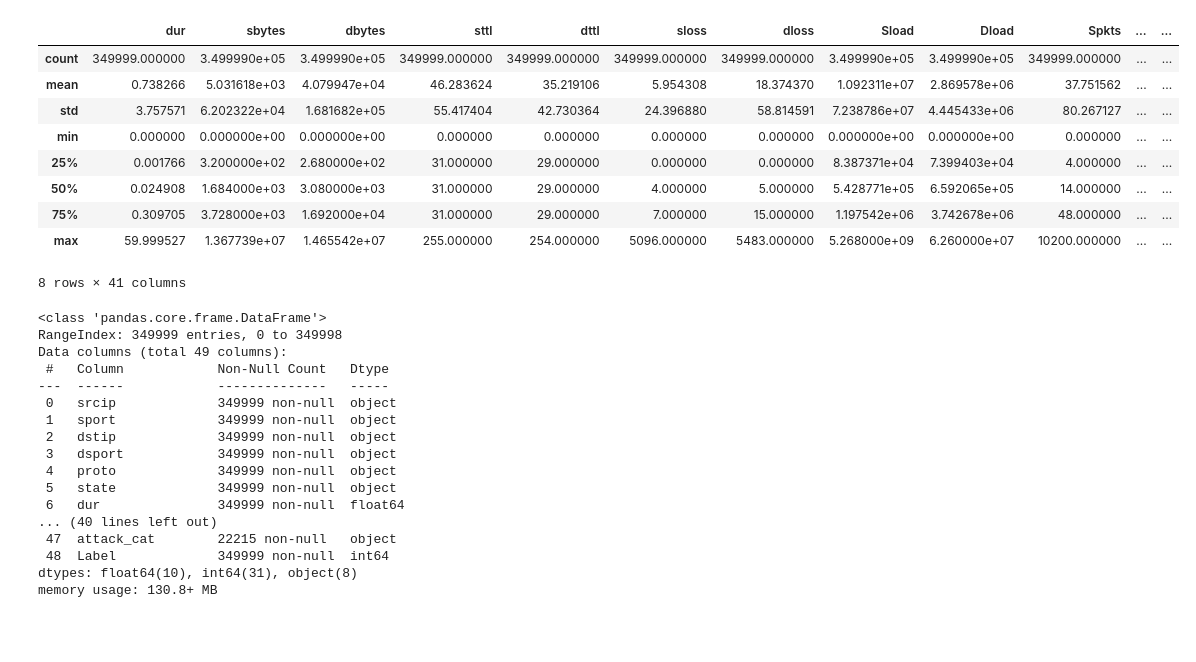
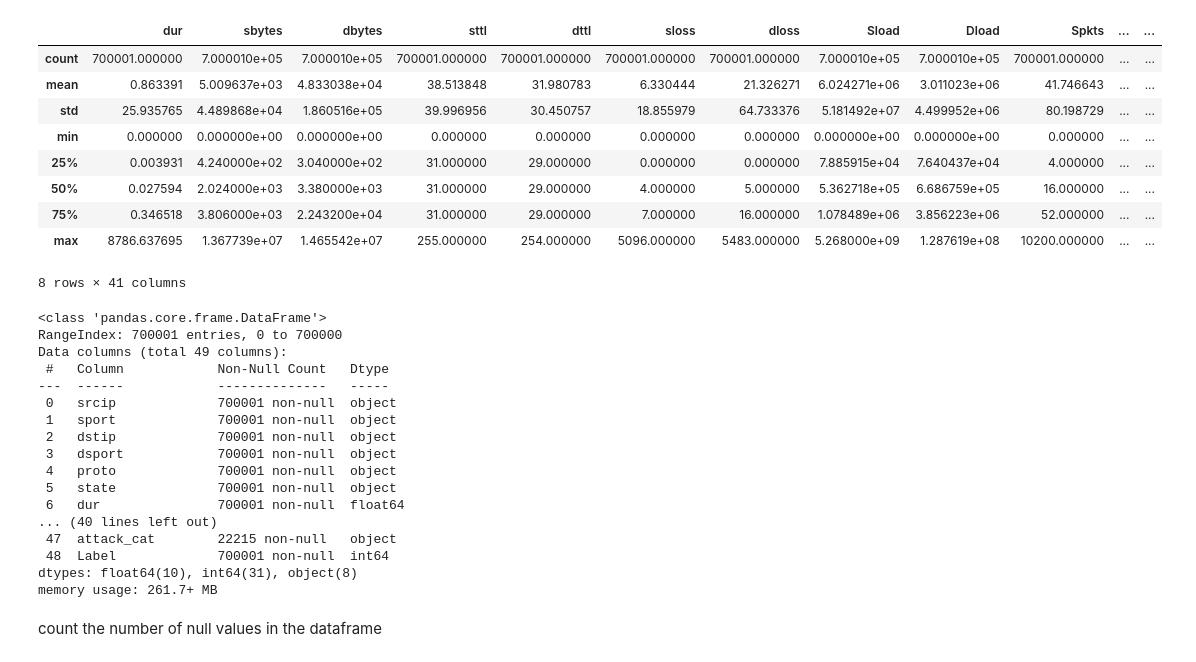
Before and after one commit to adityabhandari781/Packet-Classification-using-Decision-Trees, a Jupyter notebook: data_cleaning.ipynb, the cells around one changed output. Cells and saved outputs as stored; diff of their text form; code cells hidden in the pictures; blank space fills up the shorter version.

```diff
--- a/data_cleaning.ipynb
+++ b/data_cleaning.ipynb
@@ -6,0 +25,3 @@ df2=pd.read_csv("datasets/dataset2.csv")
+# %%
+df=pd.concat([df1,df2], ignore_index=True)
+df
@@ -7,35 +42,37 @@ df2=pd.read_csv("datasets/dataset2.csv")
 # %%
-df1.describe()
+df.describe()
 # %% [output]
 |  | dur | sbytes | dbytes | sttl | dttl | sloss | dloss | Sload | Dload | Spkts | ... | ... |
-| count | 349999.000000 | 3.499990e+05 | 3.499990e+05 | 349999.000000 | 349999.000000 | 349999.000000 | 349999.000000 | 3.499990e+05 | 3.499990e+05 | 349999.000000 | ... | ... |
-| mean | 0.738266 | 5.031618e+03 | 4.079947e+04 | 46.283624 | 35.219106 | 5.954308 | 18.374370 | 1.092311e+07 | 2.869578e+06 | 37.751562 | ... | ... |
-| std | 3.757571 | 6.202322e+04 | 1.681682e+05 | 55.417404 | 42.730364 | 24.396880 | 58.814591 | 7.238786e+07 | 4.445433e+06 | 80.267127 | ... | ... |
+| count | 700001.000000 | 7.000010e+05 | 7.000010e+05 | 700001.000000 | 700001.000000 | 700001.000000 | 700001.000000 | 7.000010e+05 | 7.000010e+05 | 700001.000000 | ... | ... |
+| mean | 0.863391 | 5.009637e+03 | 4.833038e+04 | 38.513848 | 31.980783 | 6.330444 | 21.326271 | 6.024271e+06 | 3.011023e+06 | 41.746643 | ... | ... |
+| std | 25.935765 | 4.489868e+04 | 1.860516e+05 | 39.996956 | 30.450757 | 18.855979 | 64.733376 | 5.181492e+07 | 4.499952e+06 | 80.198729 | ... | ... |
 | min | 0.000000 | 0.000000e+00 | 0.000000e+00 | 0.000000 | 0.000000 | 0.000000 | 0.000000 | 0.000000e+00 | 0.000000e+00 | 0.000000 | ... | ... |
-| 25% | 0.001766 | 3.200000e+02 | 2.680000e+02 | 31.000000 | 29.000000 | 0.000000 | 0.000000 | 8.387371e+04 | 7.399403e+04 | 4.000000 | ... | ... |
-| 50% | 0.024908 | 1.684000e+03 | 3.080000e+03 | 31.000000 | 29.000000 | 4.000000 | 5.000000 | 5.428771e+05 | 6.592065e+05 | 14.000000 | ... | ... |
-| 75% | 0.309705 | 3.728000e+03 | 1.692000e+04 | 31.000000 | 29.000000 | 7.000000 | 15.000000 | 1.197542e+06 | 3.742678e+06 | 48.000000 | ... | ... |
-| max | 59.999527 | 1.367739e+07 | 1.465542e+07 | 255.000000 | 254.000000 | 5096.000000 | 5483.000000 | 5.268000e+09 | 6.260000e+07 | 10200.000000 | ... | ... |
+| 25% | 0.003931 | 4.240000e+02 | 3.040000e+02 | 31.000000 | 29.000000 | 0.000000 | 0.000000 | 7.885915e+04 | 7.640437e+04 | 4.000000 | ... | ... |
+| 50% | 0.027594 | 2.024000e+03 | 3.380000e+03 | 31.000000 | 29.000000 | 4.000000 | 5.000000 | 5.362718e+05 | 6.686759e+05 | 16.000000 | ... | ... |
+| 75% | 0.346518 | 3.806000e+03 | 2.243200e+04 | 31.000000 | 29.000000 | 7.000000 | 16.000000 | 1.078489e+06 | 3.856223e+06 | 52.000000 | ... | ... |
+| max | 8786.637695 | 1.367739e+07 | 1.465542e+07 | 255.000000 | 254.000000 | 5096.000000 | 5483.000000 | 5.268000e+09 | 1.287619e+08 | 10200.000000 | ... | ... |
 8 rows × 41 columns
 # %%
-df1.info()
+df.info()
 # %% [output]
 <class 'pandas.core.frame.DataFrame'>
-RangeIndex: 349999 entries, 0 to 349998
+RangeIndex: 700001 entries, 0 to 700000
 Data columns (total 49 columns):
  #   Column            Non-Null Count   Dtype
 ---  ------            --------------   -----
- 0   srcip             349999 non-null  object
- 1   sport             349999 non-null  object
- 2   dstip             349999 non-null  object
- 3   dsport            349999 non-null  object
- 4   proto             349999 non-null  object
- 5   state             349999 non-null  object
- 6   dur               349999 non-null  float64
+ 0   srcip             700001 non-null  object
+ 1   sport             700001 non-null  object
+ 2   dstip             700001 non-null  object
+ 3   dsport            700001 non-null  object
+ 4   proto             700001 non-null  object
+ 5   state             700001 non-null  object
+ 6   dur               700001 non-null  float64
 ... (40 lines left out)
  47  attack_cat        22215 non-null   object
- 48  Label             349999 non-null  int64
+ 48  Label             700001 non-null  int64
 dtypes: float64(10), int64(31), object(8)
-memory usage: 130.8+ MB
+memory usage: 261.7+ MB
+# %% [markdown]
+count the number of null values in the dataframe
 # %%
 na_col_count=[]
```
Also changed, not shown: parts of 8 cells of this notebook.
